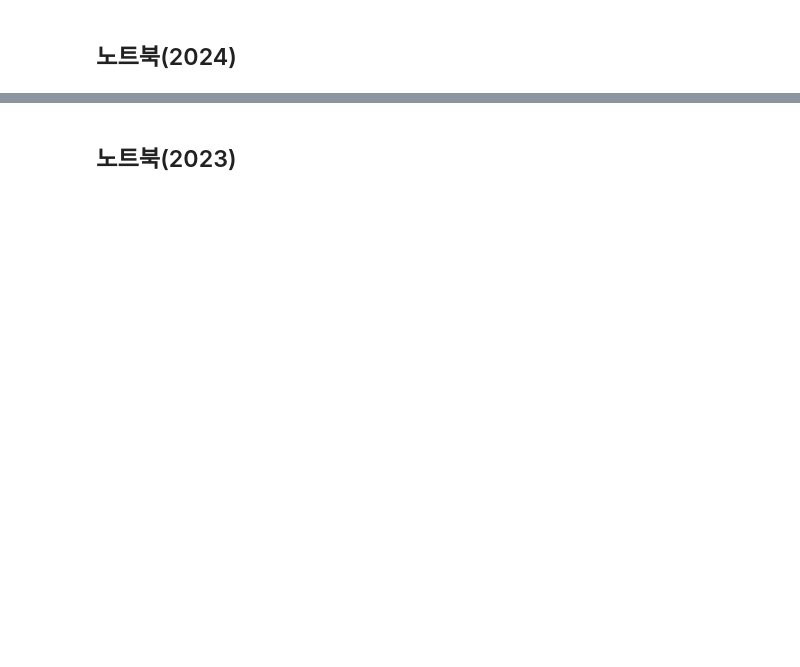
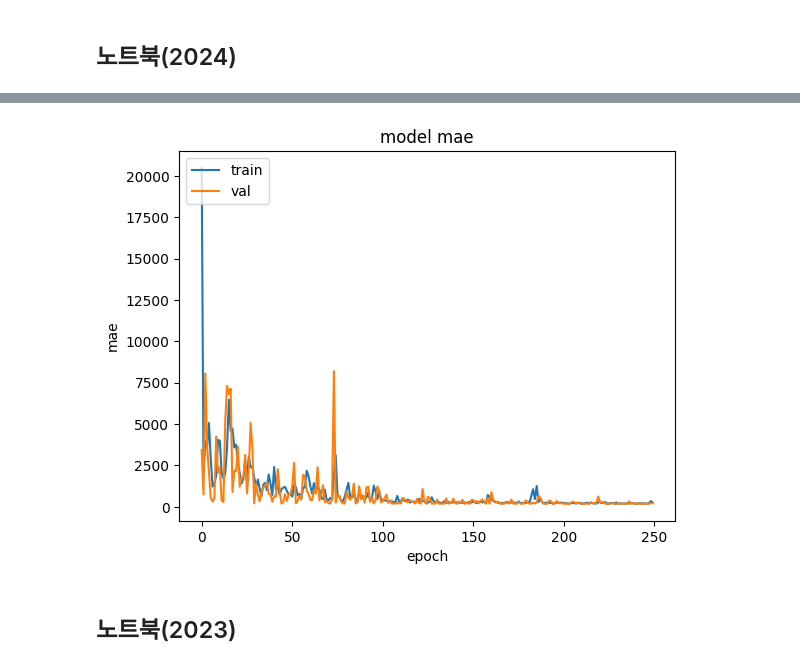
Before and after one commit to dearmysolitude/jupyter, a Jupyter notebook: 04-2_DNN_standard_code.ipynb, the cells around one changed output, grey strips where cells are left out. Drawn from its saved outputs; the diff is of its cells as text; code cells hidden in the pictures; blank space fills up the shorter version.

```diff
--- a/04-2_DNN_standard_code.ipynb
+++ b/04-2_DNN_standard_code.ipynb
@@ -623,3 +622,15 @@ R2 Score:  0.3497278410609851
+# %%
+import matplotlib.pyplot as plt
+
+plt.plot(ret.history['mae'])
+plt.plot(ret.history['val_mae'])
+plt.title('model mae')
+plt.ylabel('mae')
+plt.xlabel('epoch')
+plt.legend(['train', 'val'], loc='upper left')
+plt.show()
+# %% [output]
+[figure, added]
 # %% [markdown]
 ## 노트북(2023)
 # %%
```
Also changed, not shown: parts of 8 cells of this notebook, 1 other file.
